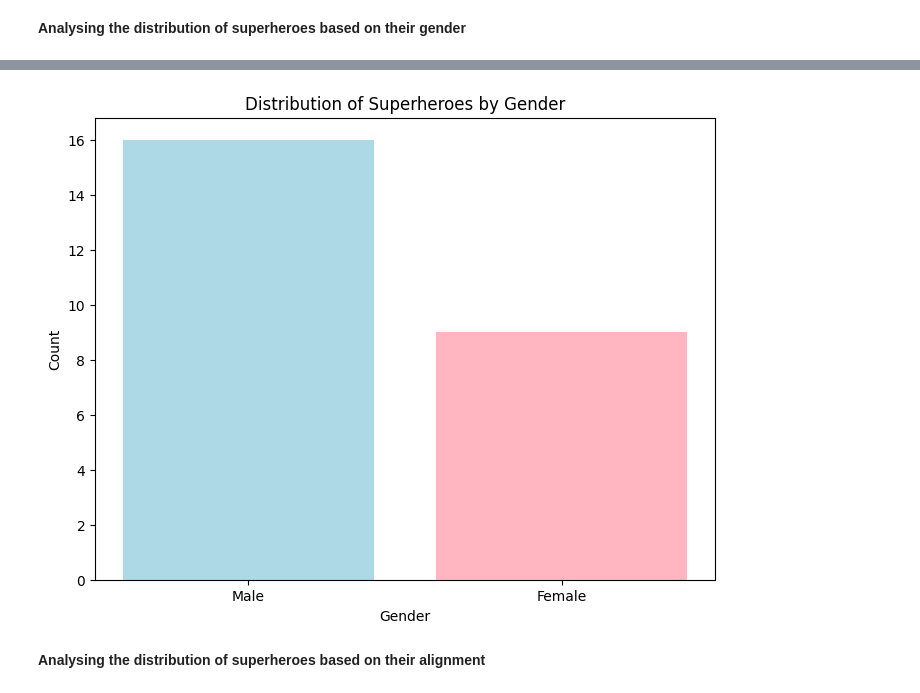
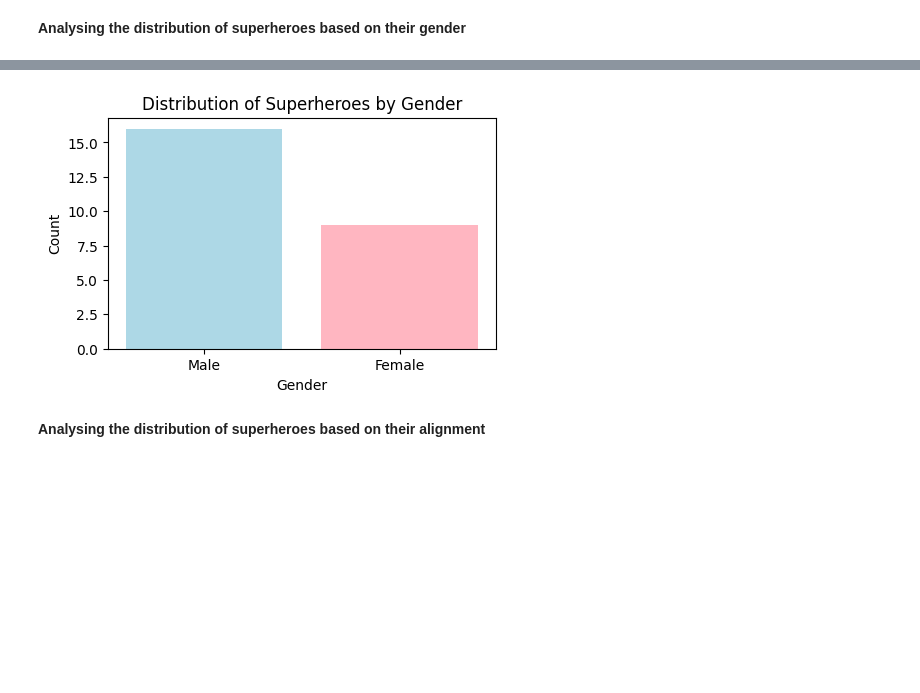
Before and after one commit to isys5002-itp/ISYS5002-2024-S2, a Jupyter notebook: Lab_10_analysing_and_visualising_superheroes_dataset_Mon9am.ipynb, the cells around one changed output, grey strips where cells are left out. Saved outputs shown, nothing was run; the diff lists cells and outputs as text; code cells hidden in the pictures; blank space fills up the shorter version.

```diff
--- a/Lab_10_analysing_and_visualising_superheroes_dataset_Mon9am.ipynb
+++ b/Lab_10_analysing_and_visualising_superheroes_dataset_Mon9am.ipynb
@@ -409,16 +410,16 @@ Name: count, dtype: int64
 # %%
 # Create a bar chart to visualize the distribution
-plt.figure(figsize=(8, 6))
+plt.figure(figsize=(5, 3))
 plt.bar(gender_counts.index, gender_counts.values, color=['lightblue', 'lightpink', 'lightgray'])
 plt.title('Distribution of Superheroes by Gender')
 plt.xlabel('Gender')
 plt.ylabel('Count')
 plt.xticks(rotation=0)
 
 # Display the plot
 plt.show()
 # %% [output]
-[figure, old version]
+[figure, new version]
 # %% [markdown]
 **Analysing the distribution of superheroes based on their alignment**
 # %%
```
Also changed, not shown: parts of 5 cells of this notebook.
